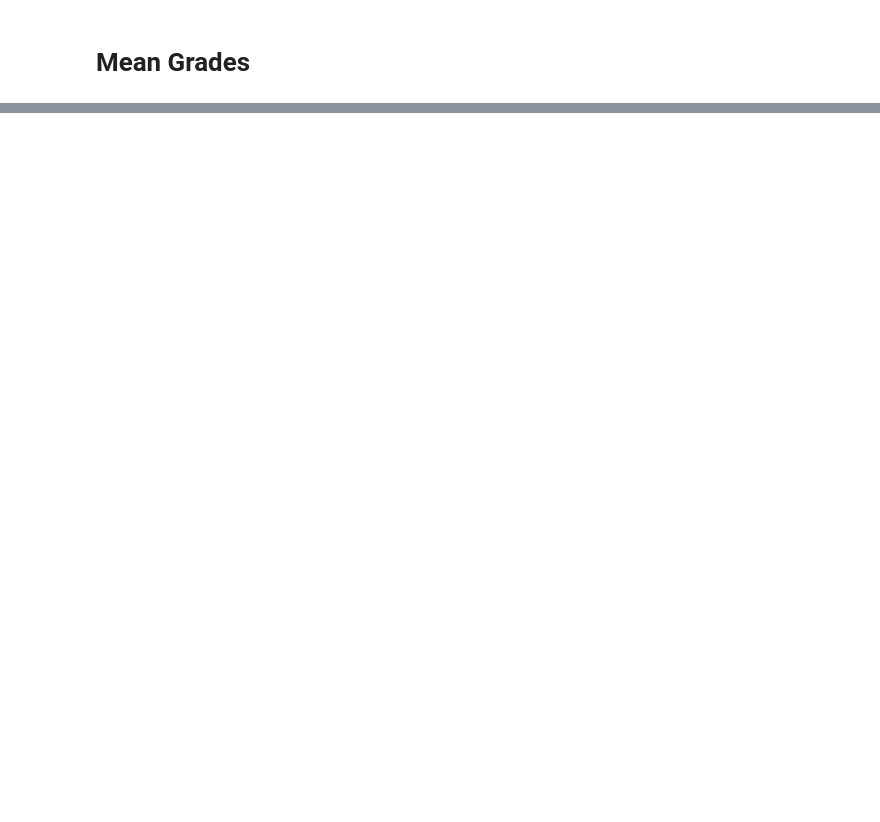
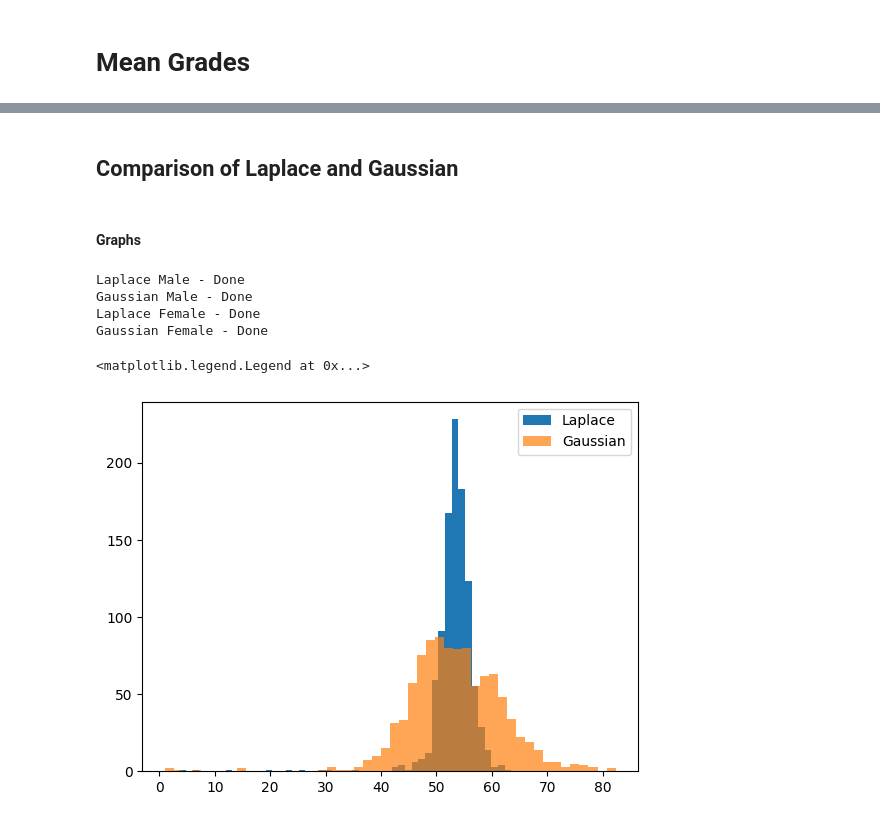
Before and after one commit to kierajclarke/Final-Data-Project, a Jupyter notebook: Final Data Privacy Project.ipynb, the cells around one changed output, grey strips where cells are left out. Drawn from its saved outputs; the diff is of its cells as text; code cells hidden in the pictures; blank space fills up the shorter version.

Commit message:
Created comparison graphs

```diff
--- a/Final Data Privacy Project.ipynb
+++ b/Final Data Privacy Project.ipynb
@@ -34,14 +43,18 @@ First we select columns related to academic metrics and sex and preprocess the d
 # %%
-# Filter the dataset for ages between 15 and 18, including selected columns
-data = data.loc[(data['age'] >= 15) & (data['age'] <= 18), ['age', 'sex', 'grade_1', 'grade_2', 'final_grade']]
+# Select columns to go into data
+data = raw_data[['age', 'sex', 'grade_1', 'grade_2', 'final_grade']]
 
 
 # Convert grades to percentages
 # Multiply by 5 to convert from 0-20 to 0-100
-data[['grade_1', 'grade_2', 'final_grade']] = data[['grade_1', 'grade_2', 'final_grade']] * 5
+data.loc[:, ['grade_1', 'grade_2', 'final_grade']] = raw_data[['grade_1', 'grade_2', 'final_grade']] * 5
 
 # Display the first few rows with grades converted to percentages
 print(data.head())
+
+# Separate the data by sex
+male_data = data[data['sex'] == 'M']
+female_data = data[data['sex'] == 'F']
 # %% [output]
    age sex  grade_1  grade_2  final_grade
 0   18   F       25       30           30
@@ -84,16 +64,0 @@ In terms of differential privacy, can we get the same results
-# %%
-# Example of adding Laplace noise to sex-academic metrics correlations
-epsilon = 1.0
-sensitivity = 1.0
-
-noisy_female_correlation = female_correlation.apply(
-    lambda x: laplace_mech(x, sensitivity, epsilon)
-)
-
-print(noisy_female_correlation)
-
-noisy_male_correlation = male_correlation.apply(
-    lambda x: laplace_mech(x, sensitivity, epsilon)
-)
-
-print(noisy_male_correlation)
@@ -176,0 +148,27 @@ Noisy mean grades for Female students:
+# %% [markdown]
+## Comparison of Laplace and Gaussian
+# %% [markdown]
+#### Graphs
+# %%
+# Compute values in their own cell so that we don't have to keep rerunning the thing - takes forever
+laplace_mean_grades_male = [laplace_mean_grade(male_data['final_grade'], 1.0) for _ in range(1000)]
+print("Laplace Male - Done")
+gaussian_mean_grades_male = [gaussian_mean_grade(male_data['final_grade'], 1.0, 1e-5) for _ in range(1000)]
+print("Gaussian Male - Done")
+
+laplace_mean_grades_female = [laplace_mean_grade(female_data['final_grade'], 1.0) for _ in range(1000)]
+print("Laplace Female - Done")
+gaussian_mean_grades_female = [gaussian_mean_grade(female_data['final_grade'], 1.0, 1e-5) for _ in range(1000)]
+print("Gaussian Female - Done")
+# %% [output]
+Laplace Male - Done
+Gaussian Male - Done
+Laplace Female - Done
+Gaussian Female - Done
+# %%
+plt.hist(laplace_mean_grades_male, bins=50, label='Laplace')
+plt.hist(gaussian_mean_grades_male, alpha=.7, bins=50, label='Gaussian')
+plt.legend()
+# %% [output]
+<matplotlib.legend.Legend at 0x...>
+[figure, added]
```
Also changed, not shown: parts of 18 cells of this notebook.
